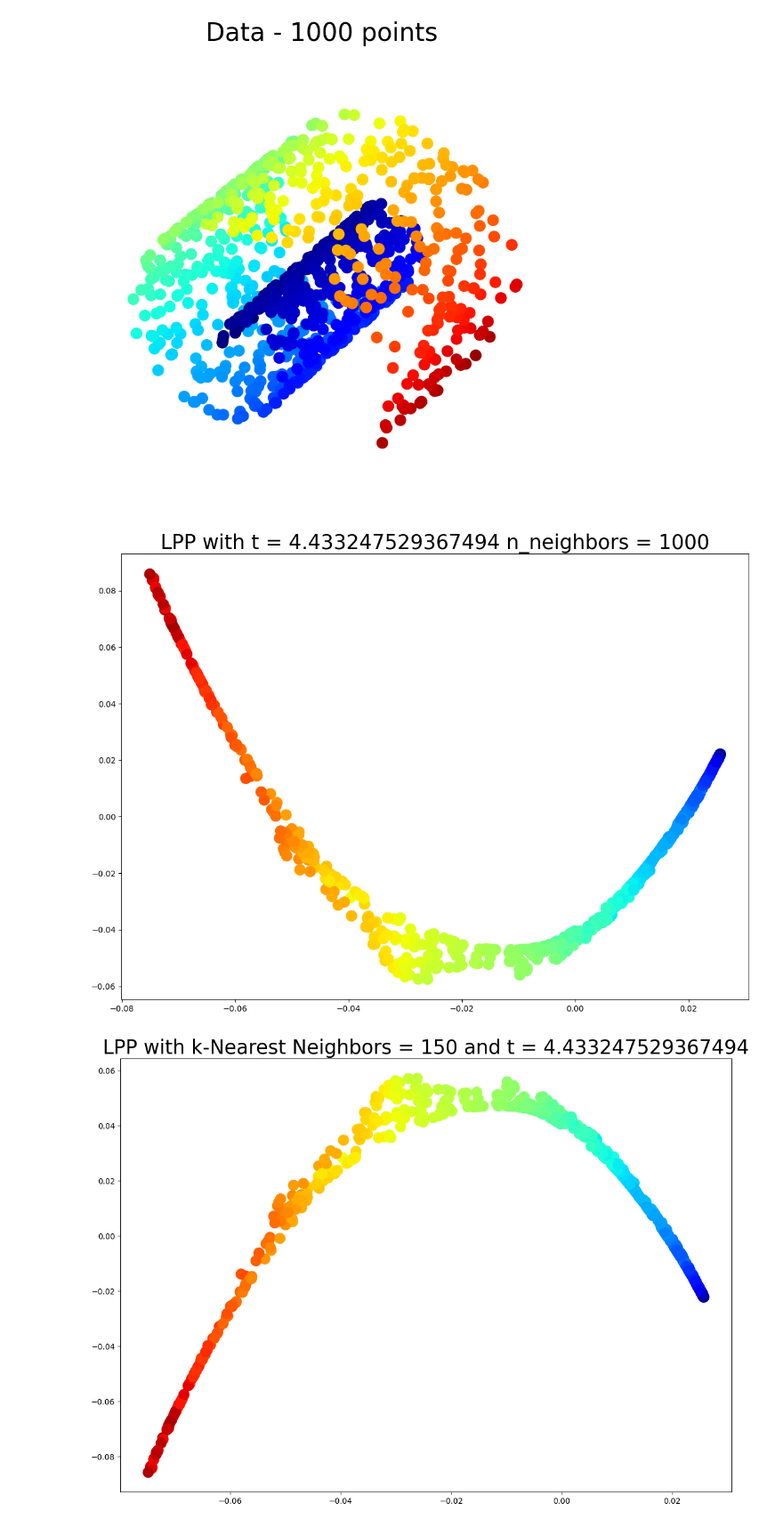
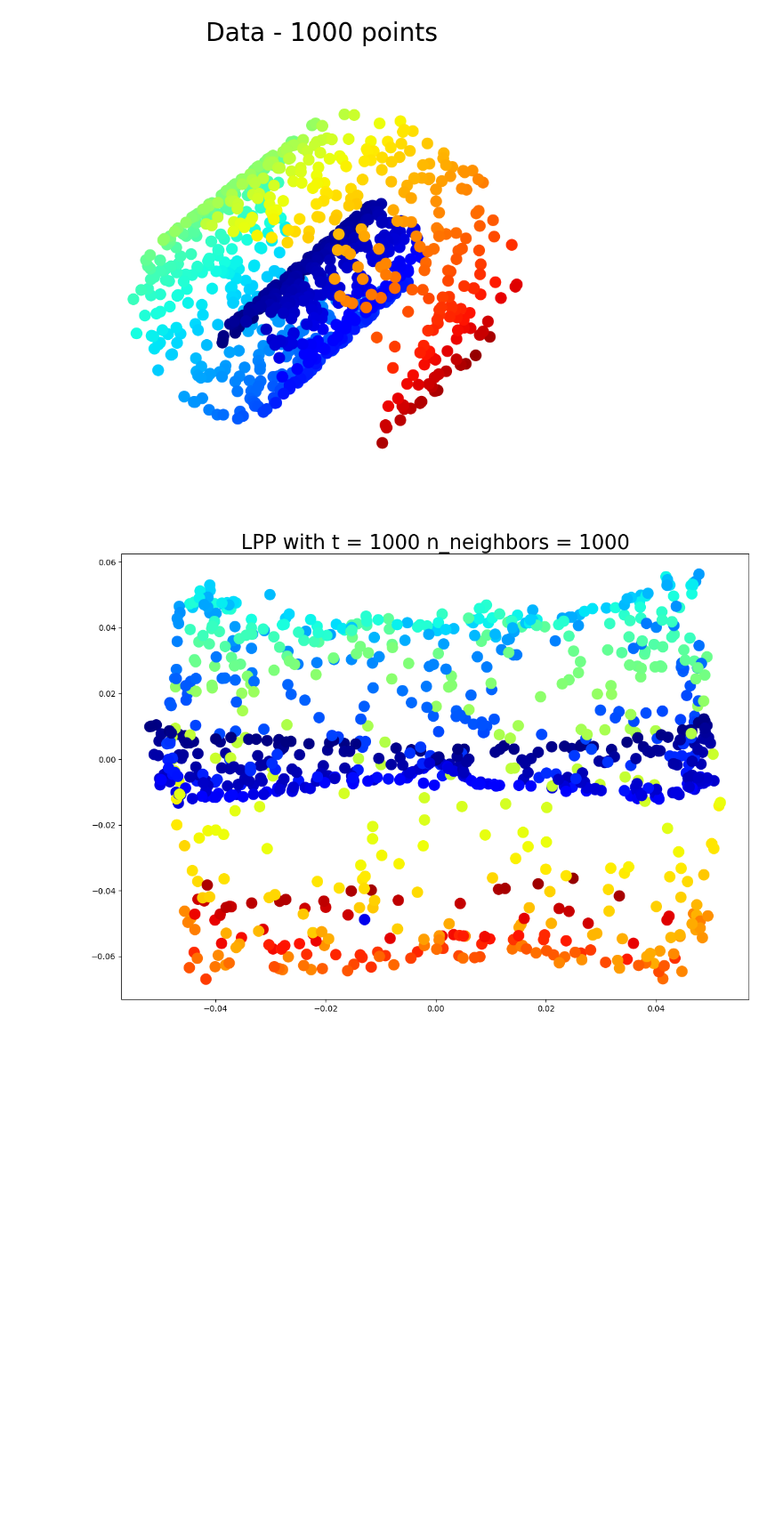
Before and after one commit to TonyHuang6666/Manifold-Learning, a Jupyter notebook: Locality preserving projection/LPP-Original.ipynb, the cells around one changed output. Shown at 89% size. Saved outputs shown, nothing was run; the diff lists cells and outputs as text; code cells hidden in the pictures; blank space fills up the shorter version.

```diff
--- a/Locality preserving projection/LPP-Original.ipynb
+++ b/Locality preserving projection/LPP-Original.ipynb
@@ -52,4 +50,23 @@ def epsilon_neighborhood(Data, epsilon):
     return adjacency_matrix
+# %%
+# 测地距离
+import heapq
+# 使用优先队列（堆）实现 Dijkstra 算法
+def dijkstra_shortest_path(graph, start):
+    n = graph.shape[0]
+    distances = np.full(n, np.inf)
+    distances[start] = 0
+    pq = [(0, start)]  # 优先队列，存储节点和对应的距离
+
+    while pq:
+        dist, current = heapq.heappop(pq)  # 弹出距离最小的节点
+        if dist > distances[current]:
+            continue
+        for neighbor, weight in enumerate(graph[current]):
+            if weight > 0 and dist + weight < distances[neighbor]:
+                distances[neighbor] = dist + weight
+                heapq.heappush(pq, (dist + weight, neighbor))  # 更新距离并入队
+    return distances
 # %%
 # 构建基于热核方法的权重矩阵
 def construct_weight_matrix(Data, method, n_neighbors, t):
@@ -57,6 +74,10 @@ def construct_weight_matrix(Data, method, n_neighbors, t):
     Weight_matrix = np.zeros((n, n))
     dist_matrix = pairwise_distances(Data)  # 计算数据集中样本点之间的距离
     knn_matrix = nearest_neighbors(Data, n_neighbors)  # 计算每个样本点的 n_neighbors 个最近邻索引
+    # 用 Dijkstra 算法计算每对样本点之间的最短路径
+    shortest_paths = np.zeros((n, n))
+    for i in range(n):
+        shortest_paths[i] = dijkstra_shortest_path(knn_matrix, i)
     if method == 'knn':
         #dist_matrix = pairwise_distances(Data)  # 计算数据集中样本点之间的距离
         #np.savetxt('dist_matrix.csv', dist_matrix, delimiter=',')
@@ -68,12 +89,13 @@ def construct_weight_matrix(Data, method, n_neighbors, t):
                 Weight_matrix[int(j)][i] = np.exp(- dist_matrix[int(j)][i] ** 2 / t)  #邻接矩阵为对称矩阵
     elif method == 'epsilon':
         #knn_matrix = nearest_neighbors(Data, n_neighbors)  # 计算每个样本点的 n_neighbors 个最近邻索引
-        radius = compute_radius(Data)
-        for i in range(n):
-            adjacency_matrix = epsilon_neighborhood(Data, radius[i])
-            for j in range(n):
-                if adjacency_matrix[i, j] == 1:
-                    distance = np.linalg.norm(Data[i] - Data[j])
+        radius = compute_radius(Data) # 计算每个数据点的平均邻域半径
+        for i in range(n): # 对于数据集中的每个样本点 i
+            adjacency_matrix = epsilon_neighborhood(Data, radius[i]) # 构建以第i个样本点为中心的epsilon邻域的邻接矩阵
+            for j in range(n): # 对于数据集中的每个样本点 j
+                if adjacency_matrix[i, j] == 1: # 如果样本点 j 在第i个样本点的epsilon邻域内
+                    #distance = np.linalg.norm(Data[i] - Data[j]) # 计算样本点 i 和 j 之间的距离（欧式距离）
+                    distance = shortest_paths[i, j] # 使用最短路径作为距离
                     Weight_matrix[i, j] = np.exp(-distance ** 2 / t)  #使用热核方法计算权重
                     Weight_matrix[j, i] = np.exp(-distance ** 2 / t)  #邻接矩阵为对称矩阵
     return Weight_matrix
@@ -144,31 +166,30 @@ Data_T = np.transpose(Data)
 # %%
 # 绘制及保存投影图
 if not os.path.exists('output'):
     os.makedirs('output')
-for method in ['epsilon', 'knn']:
+for method in ['epsilon']:
     plt.figure(figsize=(14, 10))
     if method == 'epsilon':
         t= 1000
         n_neighbors = 1000
         lpp_embeddings = LPP(Data_T, n_components=2, method=method, n_neighbors=n_neighbors, t=t)
         plt.title('LPP with t = ' + str(t) + ' n_neighbors = ' + str(n_neighbors), size=25)
         file_name = 'LPP_epsilon_t = ' + str(t) + '.png'
         file_path = os.path.join('.', 'output', file_name)
         plt.scatter(lpp_embeddings[:, 0], lpp_embeddings[:, 1], c=plt.cm.jet((Data_T[:, 0] ** 2 + Data_T[:, 2] ** 2) / 100),s=200, lw=0, alpha=1)
         plt.savefig(file_path)
     elif method == 'knn':
         n_neighbors = 150
         t= 60
         lpp_embeddings = LPP(Data_T, n_components=2, method=method, n_neighbors=n_neighbors, t=t)
         plt.title('LPP with k-Nearest Neighbors = ' + str(n_neighbors) + ' and t = ' + str(t), size=25)
         file_name = 'LPP_knn_' + str(n_neighbors) + '_t=' + str(t) + '.png'
         file_path = os.path.join('.', 'output', file_name)
         plt.scatter(lpp_embeddings[:, 0], lpp_embeddings[:, 1], c=plt.cm.jet((Data_T[:, 0] ** 2 + Data_T[:, 2] ** 2) / 100),s=200, lw=0, alpha=1)
         plt.savefig(file_path)
     plt.show()
 # %% [output]
-[figure, old version]
+[figure, new version]
-[figure, removed]
 # %%
 from lpproj import LocalityPreservingProjection
 #创建 LPP 模型
```
Also changed, not shown: parts of 3 cells of this notebook, 3 other files.
